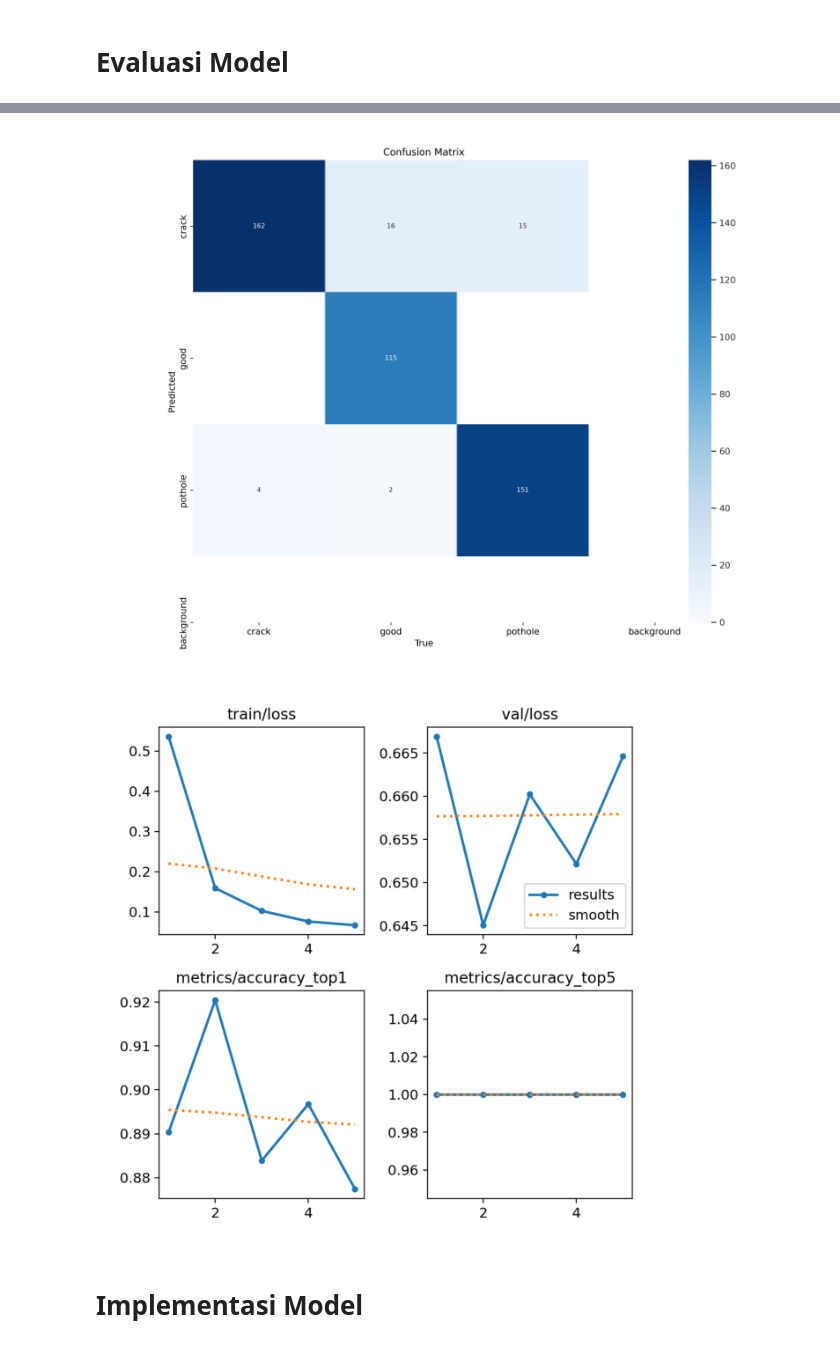
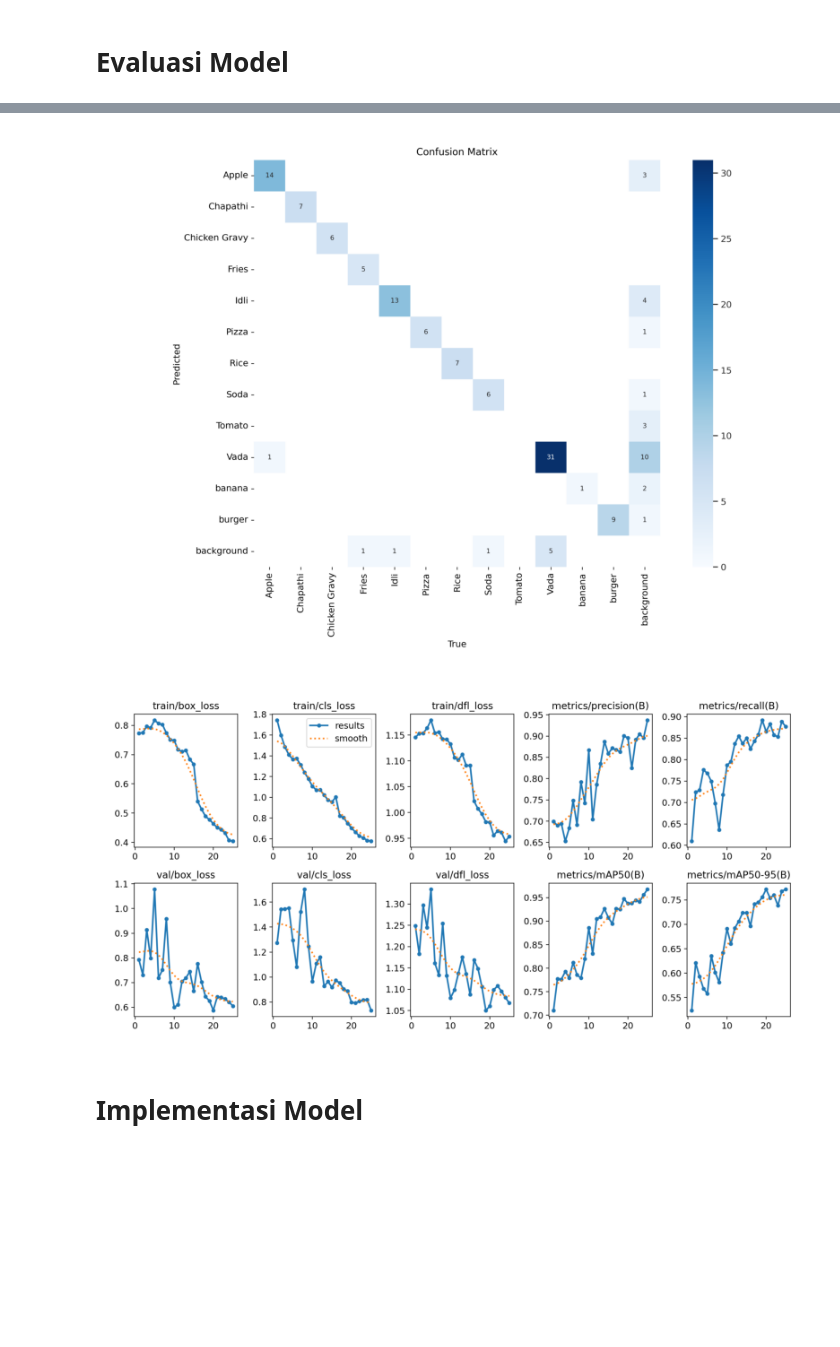
Before and after one commit to fdavidsen/Braincore-Intern, a Jupyter notebook: Braincore_Intern_1_YOLO.ipynb, the cells around one changed output, grey strips where cells are left out. Saved outputs shown, nothing was run; the diff lists cells and outputs as text; code cells hidden in the pictures; blank space fills up the shorter version.

```diff
--- a/Braincore_Intern_1_YOLO.ipynb
+++ b/Braincore_Intern_1_YOLO.ipynb
@@ -6,6 +6,6 @@
 from google.colab import drive
 drive.mount('/content/drive')
 
-BASE_PATH = '/content/drive/MyDrive/Braincore Intern/Week 1'
-DATA_PATH = '/content/drive/MyDrive/Dataset Real'
+BASE_PATH = '/content/drive/MyDrive/Braincore Intern/Week 1/'
+DATA_PATH = BASE_PATH + 'food-detection-dataset/'
 # %% [output]
@@ -130,18 +101,18 @@ tensor([0.0243, 0.9618, 0.0140])
 # %%
-img_path = os.path.join(BASE_PATH, 'train', 'confusion_matrix.png')
+img_path = BASE_PATH + 'YOLO_train/confusion_matrix.png'
 img = mpimg.imread(img_path)
 plt.figure(figsize=(10, 8))
 plt.imshow(img)
 plt.axis('off')
 plt.show()
 # %% [output]
-[figure, old version]
+[figure, new version]
 # %%
-img_path = os.path.join(BASE_PATH, 'train', 'results.png')
+img_path = BASE_PATH + 'YOLO_train/results.png'
 img = mpimg.imread(img_path)
 plt.figure(figsize=(10, 8))
 plt.imshow(img)
 plt.axis('off')
 plt.show()
 # %% [output]
-[figure, old version]
+[figure, new version]
```
Also changed, not shown: parts of 20 cells of this notebook.
